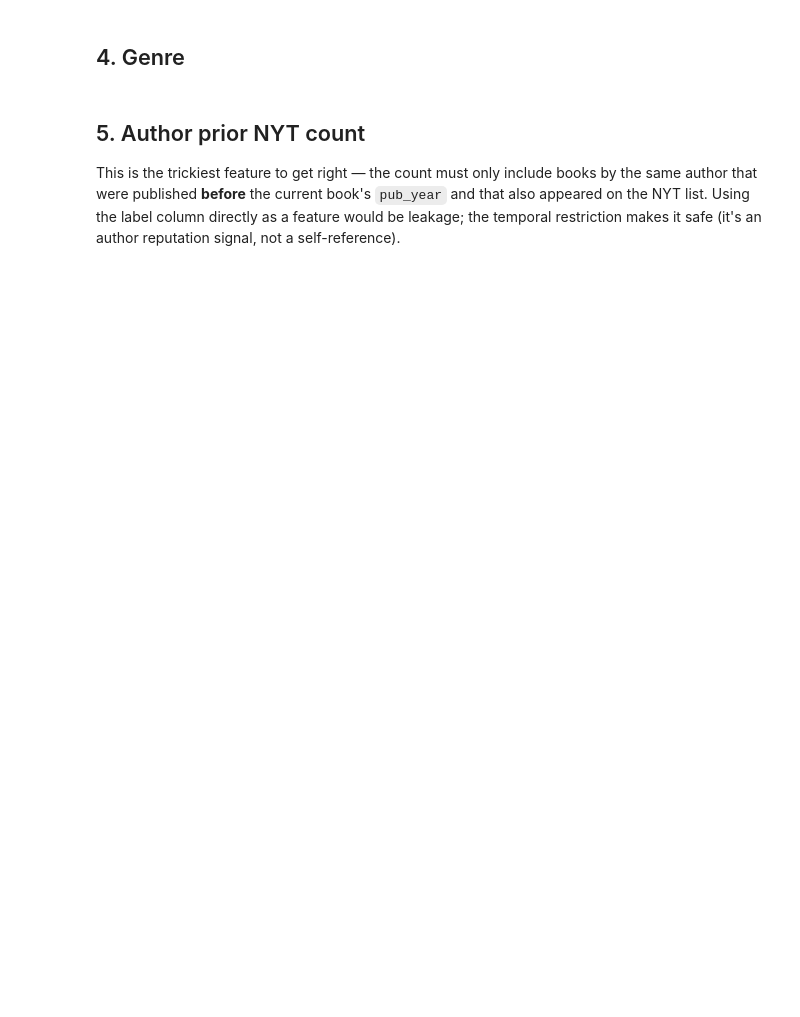
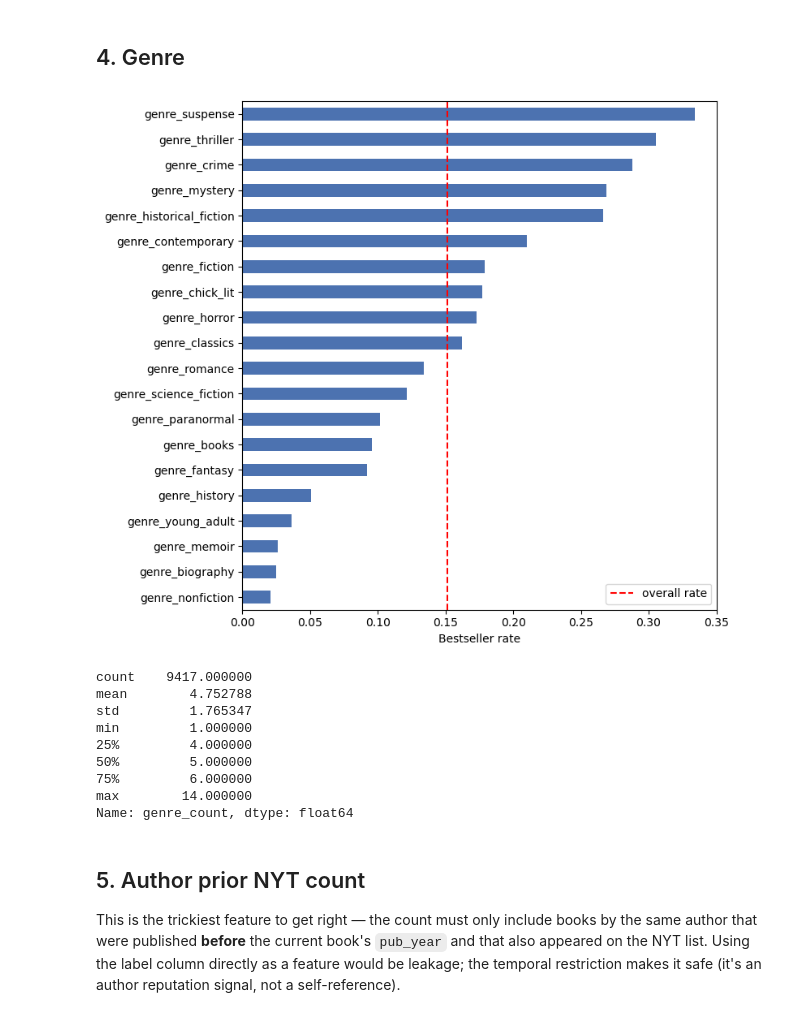
Before and after one commit to Erdos-Projects/summer26-book-commercial-success, a Jupyter notebook: notebooks/02_feature_engineering.ipynb, the cells around one changed output. Saved outputs shown, nothing was run; the diff lists cells and outputs as text; code cells hidden in the pictures; blank space fills up the shorter version.

```diff
--- a/notebooks/02_feature_engineering.ipynb
+++ b/notebooks/02_feature_engineering.ipynb
@@ -71,3 +144,36 @@ print(df.shape)
+# %%
+# Implement genre_dummies(df, top_n=20) and genre_count(df)
+# Plot bestseller rate per genre to check signal before encoding
+
+genres_df = genre_dummies(df, top_n=20)
+genre_ct  = genre_count(df)
+
+# Plot bestseller rate per genre — check signal before committing to these 20
+rates = {}
+for col in genres_df.columns:
+    rates[col] = df.loc[genres_df[col], 'nyt_bestseller'].mean()
+rates = pd.Series(rates).sort_values()
+
+fig, ax = plt.subplots(figsize=(8, 7))
+rates.plot(kind='barh', ax=ax, color='#4C72B0')
+ax.axvline(df['nyt_bestseller'].mean(), color='red', linestyle='--', label='overall rate')
+ax.set_xlabel('Bestseller rate')
+ax.legend()
+plt.tight_layout()
+plt.show()
+
+print(genre_ct.describe())
+# %% [output]
+[figure, added]
+count    9417.000000
+mean        4.752788
+std         1.765347
+min         1.000000
+25%         4.000000
+50%         5.000000
+75%         6.000000
+max        14.000000
+Name: genre_count, dtype: float64
 # %% [markdown]
 ## 5. Author prior NYT count
 
```
Also changed, not shown: parts of 27 cells of this notebook, 10 other files.
